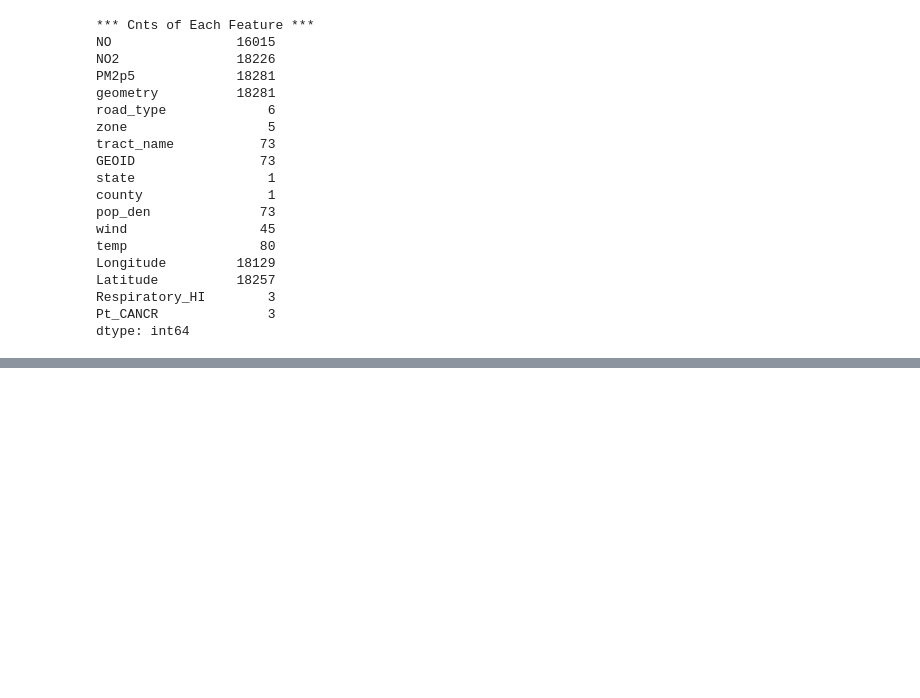
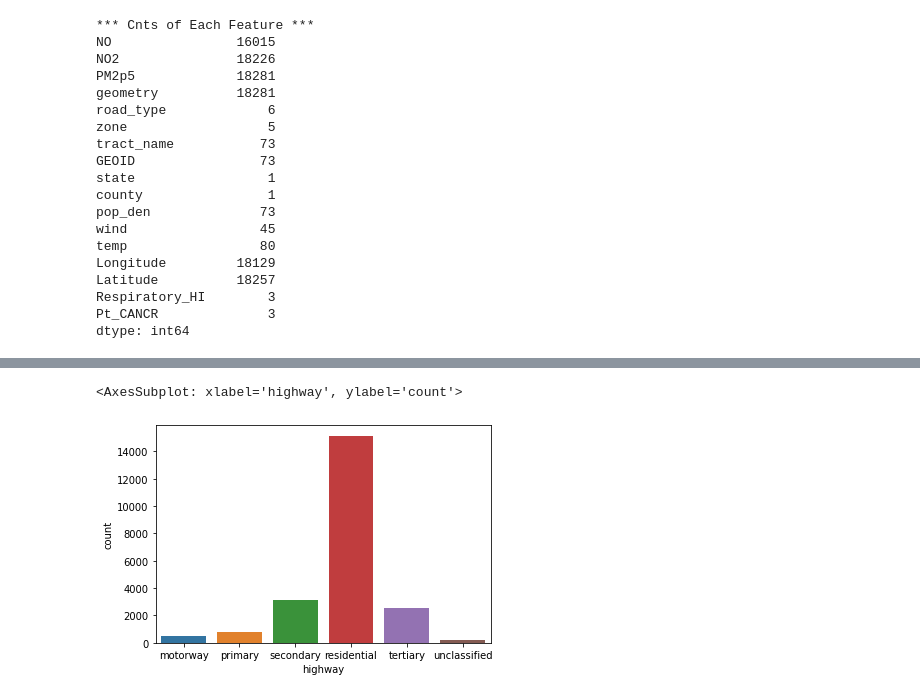
Before and after one commit to universesu/Healthy-Home-Prediction-Map-Visualization, a Jupyter notebook: Healthy Home Prediction & Map Visualization .ipynb, the cells around one changed output, grey strips where cells are left out. Cells and saved outputs as stored; diff of their text form; code cells hidden in the pictures; blank space fills up the shorter version.

```diff
--- a/Healthy Home Prediction & Map Visualization .ipynb
+++ b/Healthy Home Prediction & Map Visualization .ipynb
@@ -221,0 +524,6 @@ df_1.head()
+# %%
+# (2 - a) Identify roads
+oakland_rds = edges.copy()
+print(oakland_rds['highway'].value_counts())
+print ("Num of rows: " + str(oakland_rds.shape[0])) # row count
+print ("Num of columns: " + str(oakland_rds.shape[1])) # col count
@@ -221,0 +548,17 @@ df_1.head()
+# %%
+# (2 - b) Clean roads
+
+# remove '_link' in xxx_link & add it to xxx
+# (e.g., motorway_link is added on motorway )
+oakland_rds['highway'] = oakland_rds['highway'].str.replace('_link', '')
+
+
+# 'trunk'  -->  'secondary'
+oakland_rds['highway'] = np.where(oakland_rds['highway'] == 'trunk', 'secondary', oakland_rds['highway'])
+
+
+# 'living_street' --> 'residential'
+oakland_rds['highway'] = np.where(oakland_rds['highway'] == 'living_street', 'residential', oakland_rds['highway'])
+
+# Check results
+print(oakland_rds['highway'].value_counts())
@@ -221,0 +573,5 @@ df_1.head()
+# %%
+sns.countplot(oakland_rds['highway'])
+# %% [output]
+<AxesSubplot: xlabel='highway', ylabel='count'>
+[figure, added]
```
Also changed, not shown: parts of 40 cells of this notebook, 1 other file.
